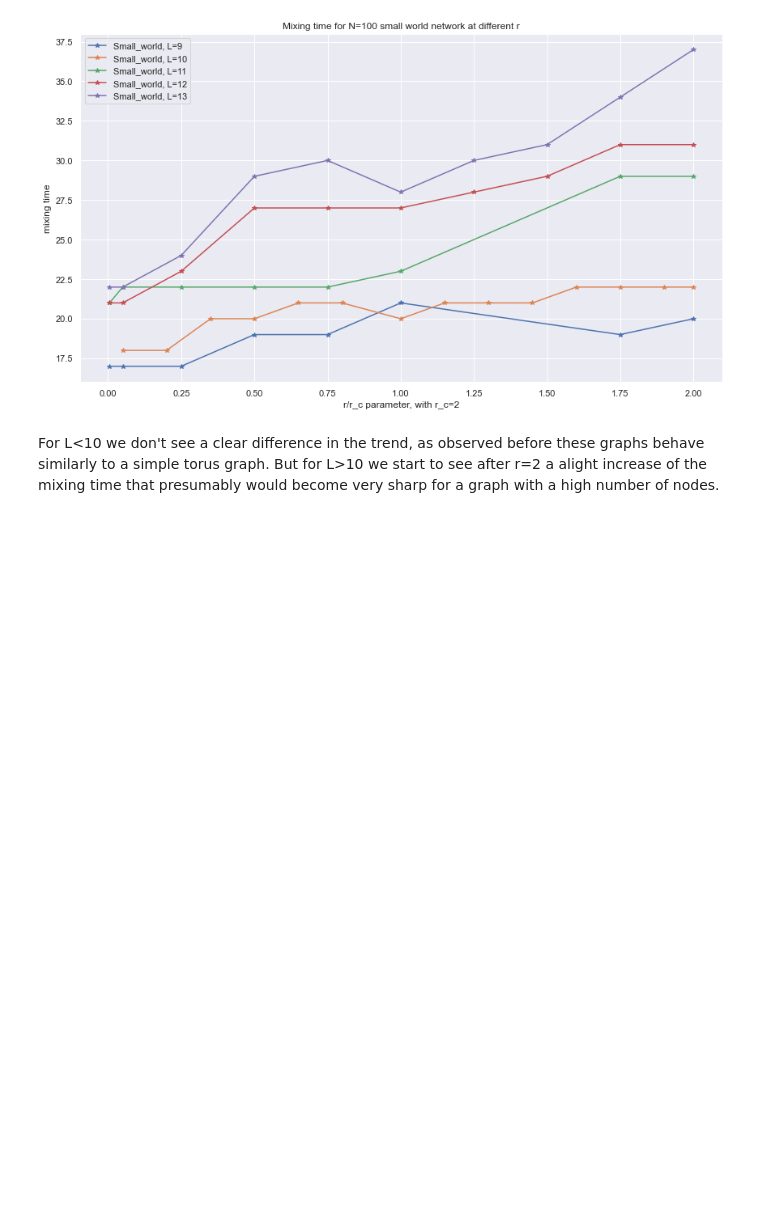
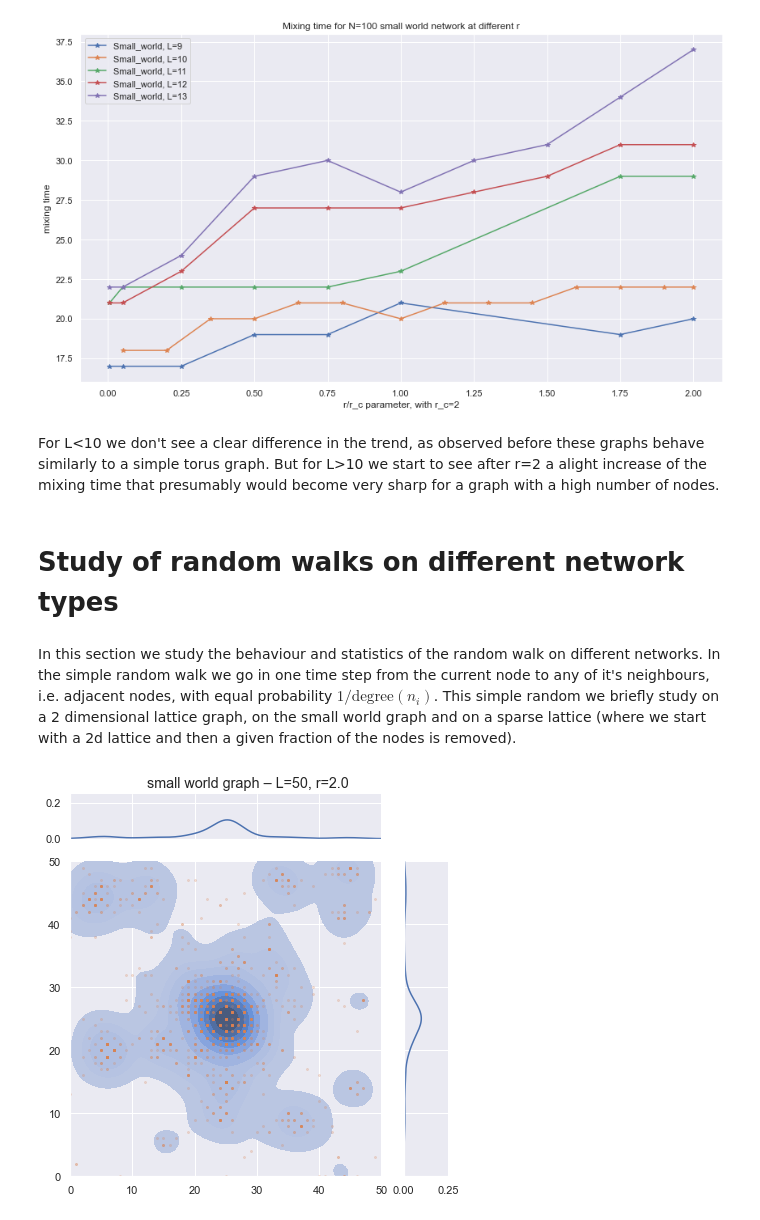
Before and after one commit to lucablessing/random-walks-on-small-world-networks, a Jupyter notebook: notebooks/Final_report.ipynb, the cells around one changed output. Saved outputs shown, nothing was run; the diff lists cells and outputs as text; code cells hidden in the pictures; blank space fills up the shorter version.

```diff
--- a/notebooks/Final_report.ipynb
+++ b/notebooks/Final_report.ipynb
@@ -601,3 +601,50 @@ plt.tight_layout()
 [figure]
 # %% [markdown]
 For L<10 we don't see a clear difference in the trend, as observed before these graphs behave similarly to a simple torus graph. But for L>10 we start to see after r=2 a alight increase of the mixing time that presumably would become very sharp for a graph with a high number of nodes.
+# %% [markdown]
+# Study of random walks on different network types
+# %% [markdown]
+In this section we study the behaviour and statistics of the random walk on different networks. In the simple random walk we go in one time step from the current node to any of it's neighbours, i.e. adjacent nodes, with equal probability $1/\text{degree}(n_i)$. This simple random we briefly study on a 2 dimensional lattice graph, on the small world graph and on a sparse lattice (where we start with a 2d lattice and then a given fraction of the nodes is removed).
+# %%
+def node_dist_jointplot(at_step: int, using_walks: np.ndarray,
+                        L: int, marginal_max: float = 1., save_to_file=None,
+                        title=None):
+    # x and y coordinates of random walker
+    x_data = using_walks[:, at_step, 0]
+    y_data = using_walks[:, at_step, 1]
+    # plot histgram of coordinates on lattice
+    node_dist_plot = sns.jointplot(x=x_data, y=y_data,
+                kind='kde', shade=True, xlim=(0, L), ylim=(0, L),
+                marginal_ticks=True, scale=3, space=.5)
+    if title is not None:
+        plt.suptitle(title, y=1.0)
+    # axis limits
+    node_dist_plot.ax_marg_y.set_xlim((0, marginal_max))
+    node_dist_plot.ax_marg_x.set_ylim((0, marginal_max))
+    # plot cooridnates as points
+    node_dist_plot.plot_joint(plt.scatter, alpha=0.2, s=4, color=sns.color_palette()[1])
+    # save or show
+    if save_to_file is not None:
+        plt.savefig(currentdir+'/Plots/'+save_to_file, dpi=300)
+    else:
+        plt.show()
+# %%
+# graph parameters
+L = 50
+r = 2.0
+# walk parameters
+max_walks = int(2e3)
+max_steps = int(5e1)
+# load graph
+graph_file = open(currentdir+'/Pickle_Graphs/small_world_L={}_r={:.1f}_seed=1312.pkl'.format(L, r), 'rb')
+G_small_world = pickle.load(graph_file)
+graph_file.close()
+# random walk
+walks = np.array([np.array(simple_2d_random_walk(
+    G_small_world, L, max_steps, start_node=(int(L/2), int(L/2)))
+    )[:, 0] for _ in range(max_walks)])
+# %%
+# plot histogram
+node_dist_jointplot(at_step=8, using_walks=walks, L=L, marginal_max=0.25, title='small world graph – L=50, r=2.0')
+# %% [output]
+[figure, added]
```
Also changed, not shown: parts of 15 cells of this notebook, 1 other file.
